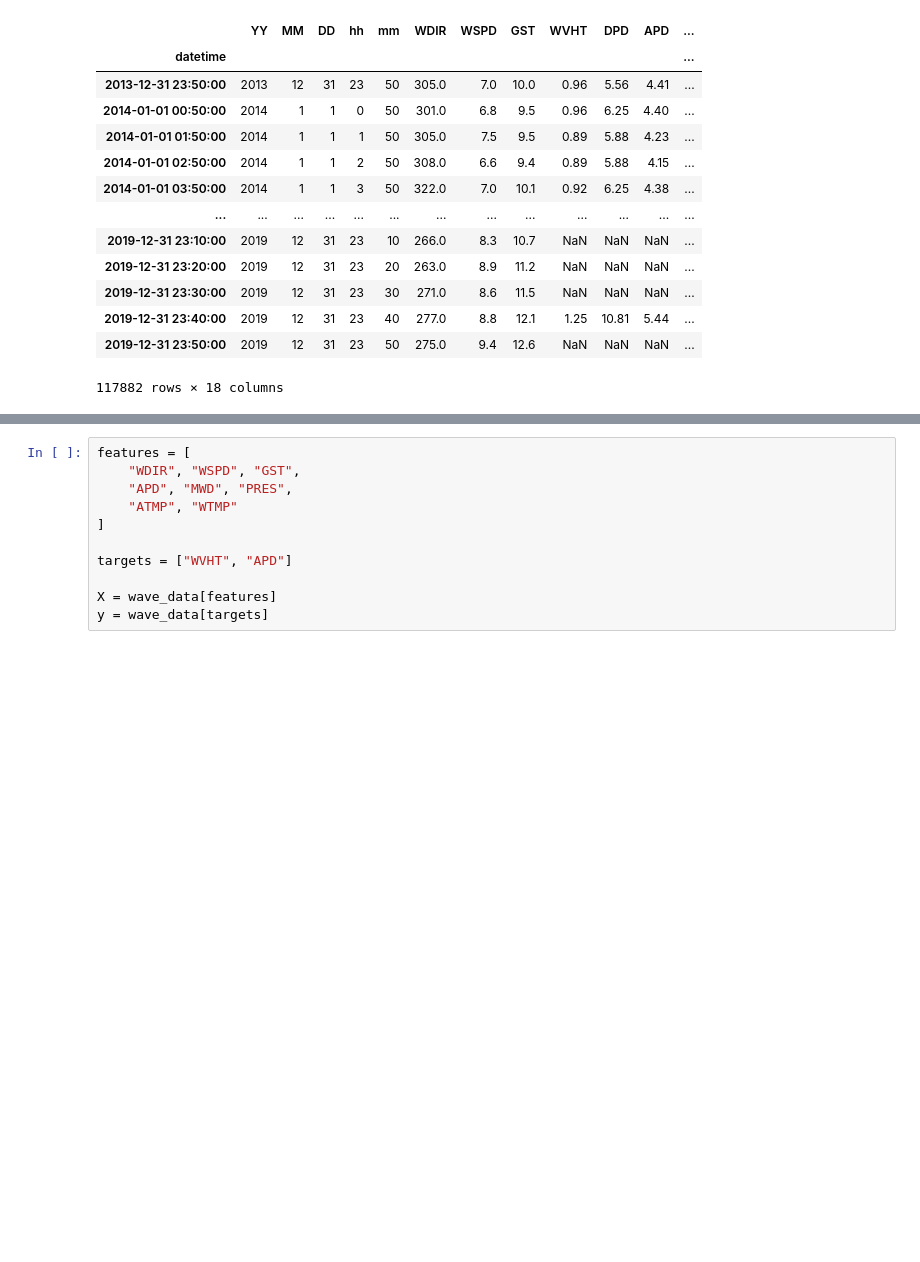
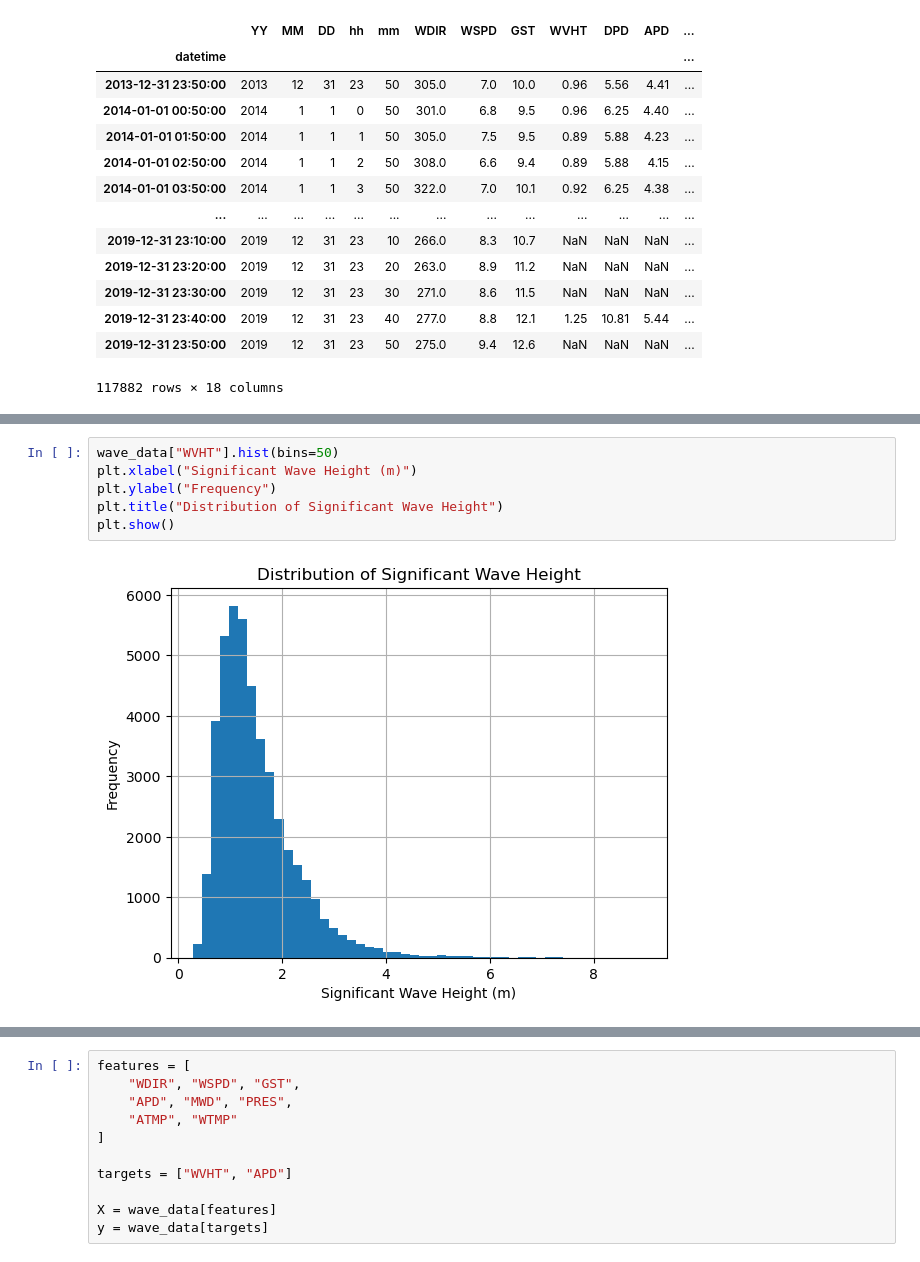
Before and after one commit to RichelCode/Wave-Energy-Forecasting, a Jupyter notebook: Wave Analysis.ipynb, the cells around one changed output, grey strips where cells are left out. Saved outputs shown, nothing was run; the diff lists cells and outputs as text; blank space fills up the shorter version.

```diff
--- a/Wave Analysis.ipynb
+++ b/Wave Analysis.ipynb
@@ -86,0 +210,8 @@ wave_data
+# %%
+wave_data["WVHT"].hist(bins=50)
+plt.xlabel("Significant Wave Height (m)")
+plt.ylabel("Frequency")
+plt.title("Distribution of Significant Wave Height")
+plt.show()
+# %% [output]
+[figure, added]
```
Also changed, not shown: parts of 14 cells of this notebook.
